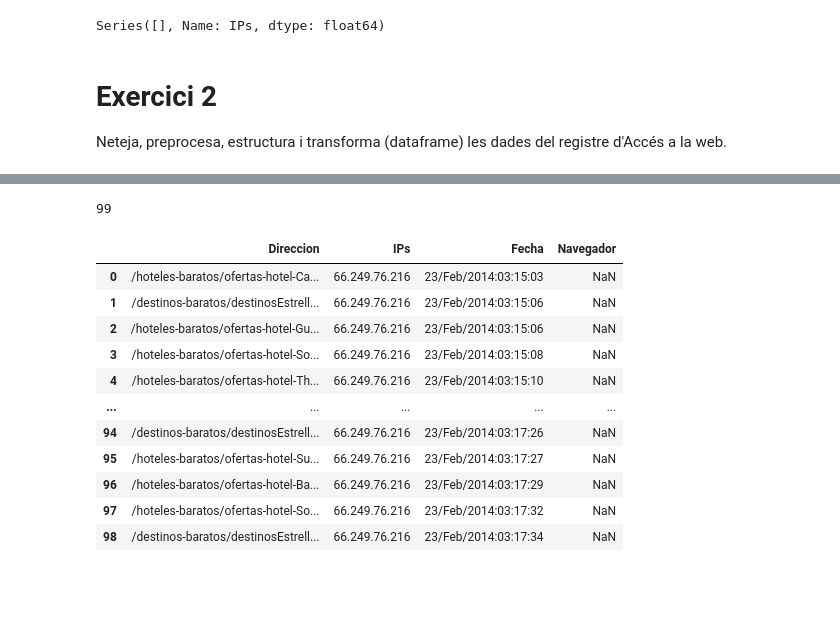
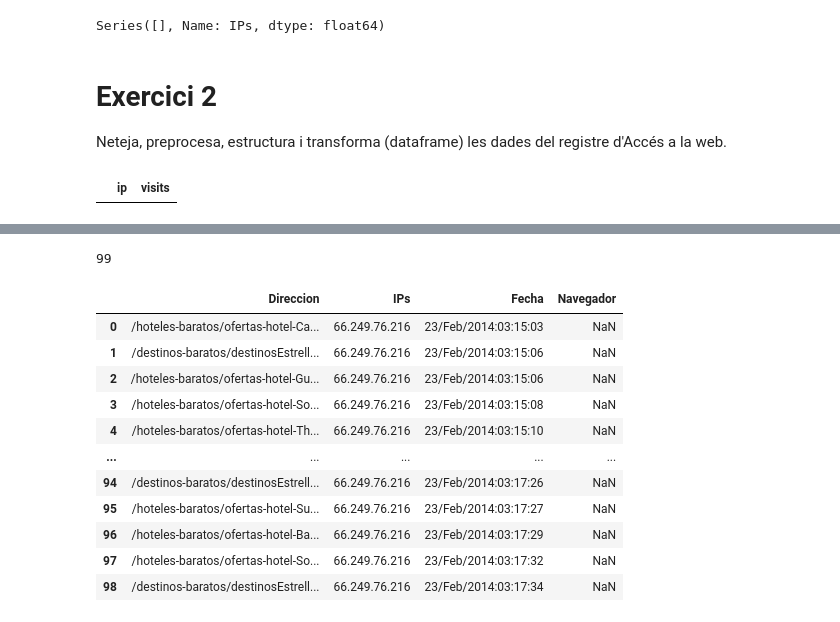
Before and after one commit to JMML2021/0401_Registre-de-logs, a Jupyter notebook: 0401_Registre-de-logs Rev B.ipynb, the cells around one changed output, grey strips where cells are left out. Saved outputs shown, nothing was run; the diff lists cells and outputs as text; code cells hidden in the pictures; blank space fills up the shorter version.

```diff
--- a/0401_Registre-de-logs Rev B.ipynb
+++ b/0401_Registre-de-logs Rev B.ipynb
@@ -157,3 +188,5 @@ df_salida.shape
+# %%
+df=  pd.read_csv(path)
 # %%
 df_salida['IPs']
 # %% [output]
@@ -161,6 +194,11 @@ Series([], Name: IPs, dtype: float64)
 # %% [markdown]
 # Exercici 2
 Neteja, preprocesa, estructura i transforma (dataframe) les dades del registre d'Accés a la web.
+# %%
+data_ip =df["IPs"].value_counts().rename_axis('ip').reset_index(name="visits")
+data_ip.head()
+# %% [output]
+|  | ip | visits |
 # %%
 ip = geocoder.ip("80.28.221.123")
 print(ip.city)
```
Also changed, not shown: parts of 12 cells of this notebook.
